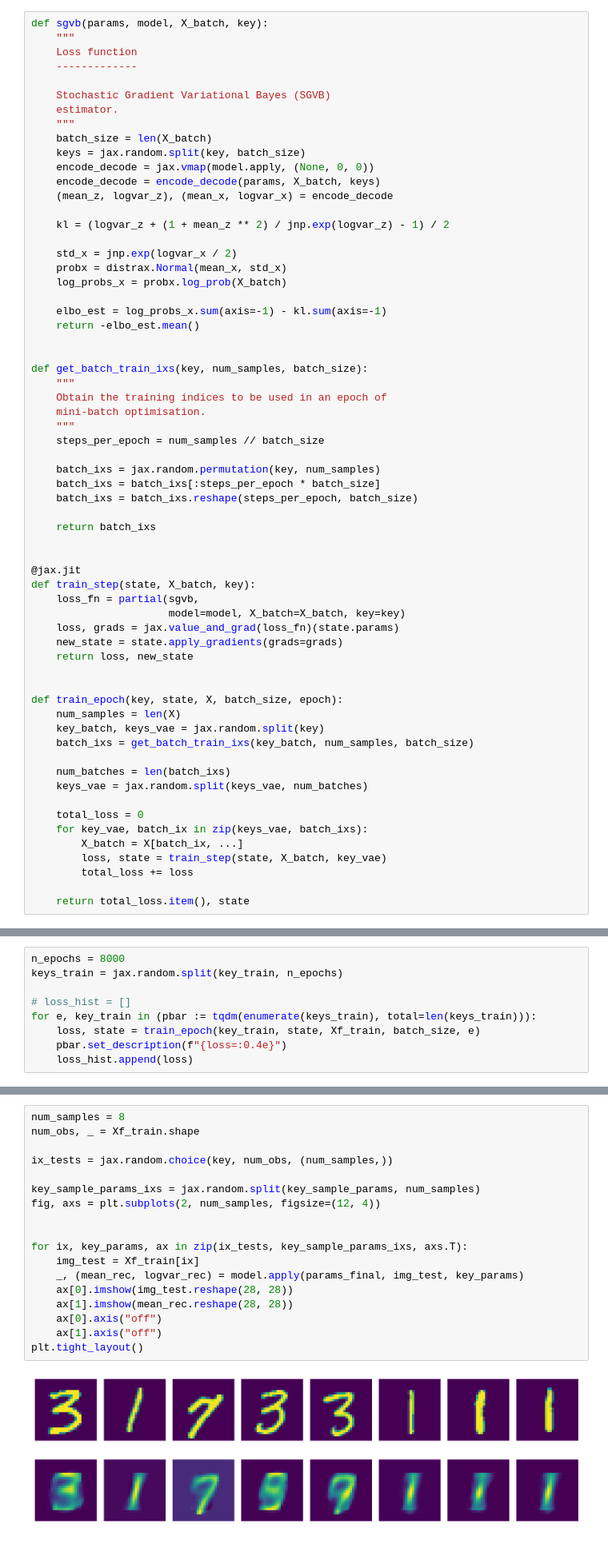
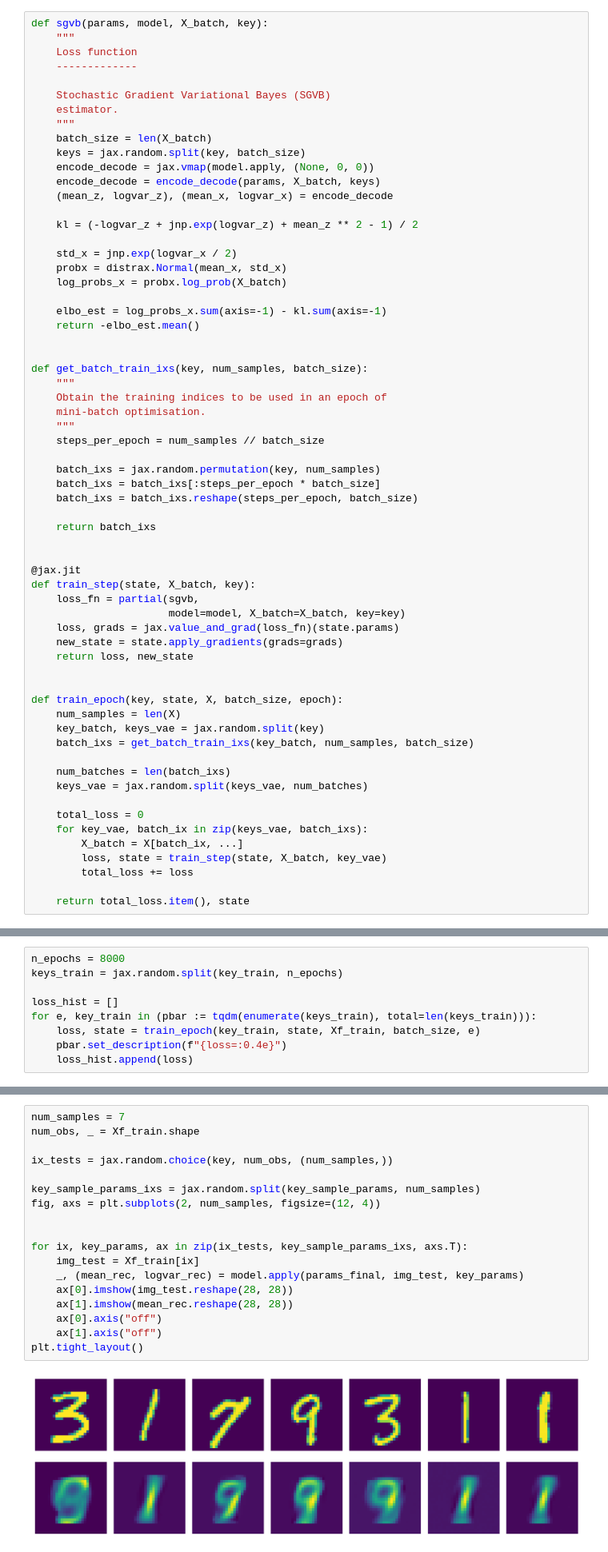
Before and after one commit to gerdm/bayes, a Jupyter notebook: variational-autoencoders.ipynb, the cells around one changed output, grey strips where cells are left out. Shown at 80% size. Drawn from its saved outputs; the diff is of its cells as text.

```diff
--- a/variational-autoencoders.ipynb
+++ b/variational-autoencoders.ipynb
@@ -125,7 +127,7 @@ def sgvb(params, model, X_batch, key):
     encode_decode = encode_decode(params, X_batch, keys)
     (mean_z, logvar_z), (mean_x, logvar_x) = encode_decode
 
-    kl = (logvar_z + (1 + mean_z ** 2) / jnp.exp(logvar_z) - 1) / 2
+    kl = (-logvar_z + jnp.exp(logvar_z) + mean_z ** 2 - 1) / 2
 
     std_x = jnp.exp(logvar_x / 2)
     probx = distrax.Normal(mean_x, std_x)
@@ -195,7 +197,7 @@ state = train_state.TrainState.create(
 n_epochs = 8000
 keys_train = jax.random.split(key_train, n_epochs)
 
-# loss_hist = []
+loss_hist = []
 for e, key_train in (pbar := tqdm(enumerate(keys_train), total=len(keys_train))):
     loss, state = train_epoch(key_train, state, Xf_train, batch_size, e)
     pbar.set_description(f"{loss=:0.4e}")
@@ -209,22 +211,22 @@ plt.plot(loss_hist)
 # %%
 key_sample_params, key_sample_val, key = jax.random.split(key, 3)
 # %%
-num_samples = 8
+num_samples = 7
 num_obs, _ = Xf_train.shape
 
 ix_tests = jax.random.choice(key, num_obs, (num_samples,))
 
 key_sample_params_ixs = jax.random.split(key_sample_params, num_samples)
 fig, axs = plt.subplots(2, num_samples, figsize=(12, 4))
 
 
 for ix, key_params, ax in zip(ix_tests, key_sample_params_ixs, axs.T):
     img_test = Xf_train[ix]
     _, (mean_rec, logvar_rec) = model.apply(params_final, img_test, key_params)
     ax[0].imshow(img_test.reshape(28, 28))
     ax[1].imshow(mean_rec.reshape(28, 28))
     ax[0].axis("off")
     ax[1].axis("off")
 plt.tight_layout()
 # %% [output]
-[figure, old version]
+[figure, new version]
```
Also changed, not shown: parts of 2 cells of this notebook.
